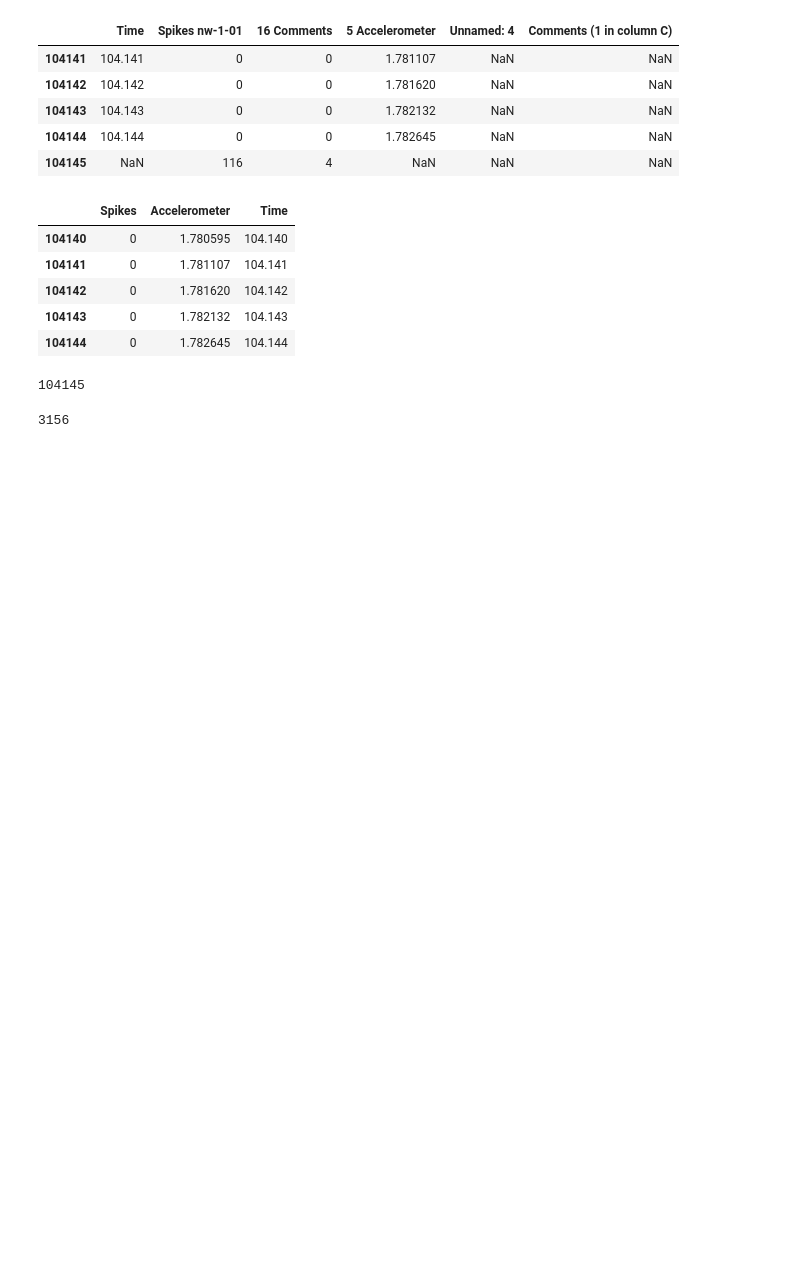
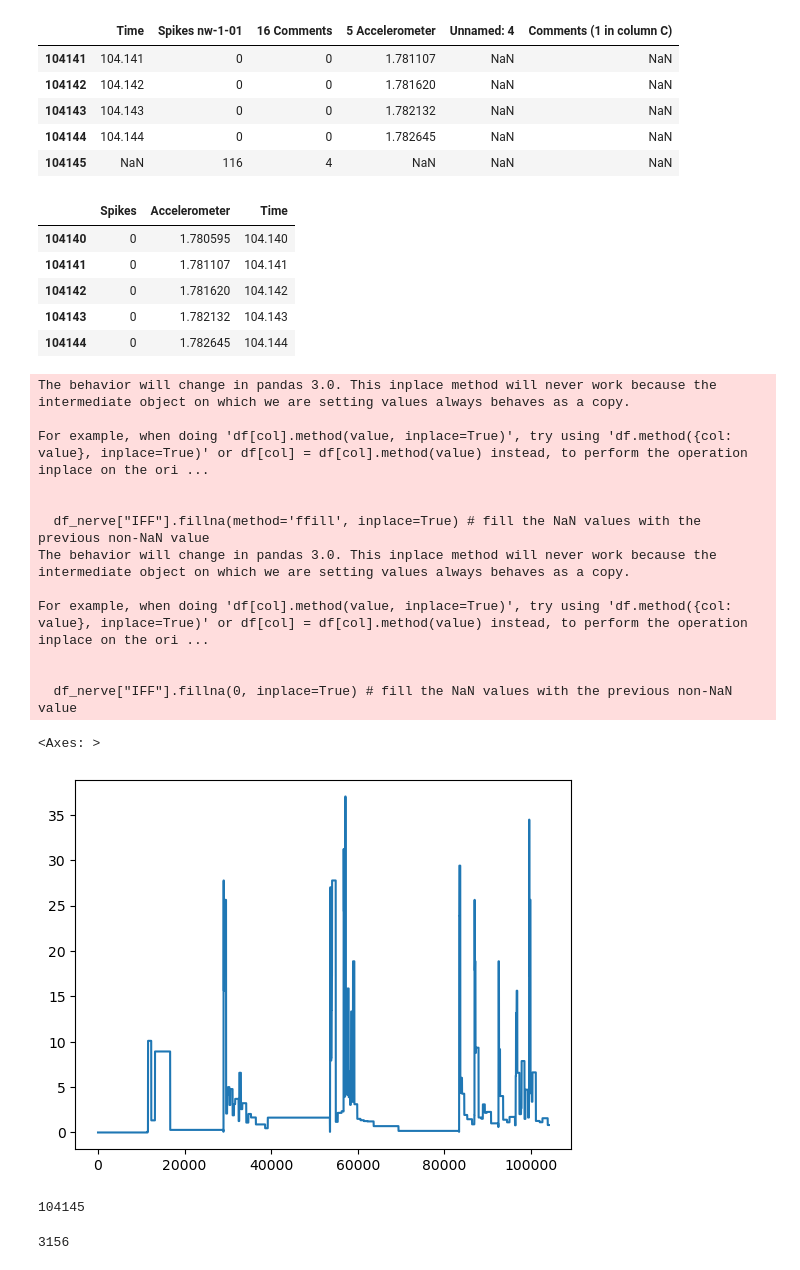
Before and after one commit to Periksvensson84/RF_mapping, a Jupyter notebook: RF_mapping/In_progress/test_gabriel.ipynb, the cells around one changed output. Cells and saved outputs as stored; diff of their text form; code cells hidden in the pictures; blank space fills up the shorter version.

```diff
--- a/RF_mapping/In_progress/test_gabriel.ipynb
+++ b/RF_mapping/In_progress/test_gabriel.ipynb
@@ -324,6 +356,38 @@ df_nerve.tail()
 | 104142 | 0 | 1.781620 | 104.142 |
 | 104143 | 0 | 1.782132 | 104.143 |
 | 104144 | 0 | 1.782645 | 104.144 |
+# %%
+# Create Instantaneous Frequency Firing (IFF), reciprocal to the length of neuron interspike time interval
+
+# 1 divided by the difference between the current time and last spike time
+spikes_loc = df_nerve[df_nerve["Spikes"] == 1].index
+spikes_loc
+
+df_nerve["IFF"] = np.nan
+
+for i in range(1, len(spikes_loc)):
+    diff = df_nerve.loc[spikes_loc[i], "Time"] - df_nerve.loc[spikes_loc[i - 1], "Time"] # calculate the difference between the current time and last spike time
+    df_nerve.loc[spikes_loc[i], "IFF"] = 1 / diff # calculate the reciprocal of the difference
+
+df_nerve["IFF"].fillna(method='ffill', inplace=True) # fill the NaN values with the previous non-NaN value
+df_nerve["IFF"].fillna(0, inplace=True) # fill the NaN values with the previous non-NaN value
+
+df_nerve["IFF"].plot()
+# %% [output]
+The behavior will change in pandas 3.0. This inplace method will never work because the intermediate object on which we are setting values always behaves as a copy.
+
+For example, when doing 'df[col].method(value, inplace=True)', try using 'df.method({col: value}, inplace=True)' or df[col] = df[col].method(value) instead, to perform the operation inplace on the ori ...
+
+
+  df_nerve["IFF"].fillna(method='ffill', inplace=True) # fill the NaN values with the previous non-NaN value
+The behavior will change in pandas 3.0. This inplace method will never work because the intermediate object on which we are setting values always behaves as a copy.
+
+For example, when doing 'df[col].method(value, inplace=True)', try using 'df.method({col: value}, inplace=True)' or df[col] = df[col].method(value) instead, to perform the operation inplace on the ori ...
+
+
+  df_nerve["IFF"].fillna(0, inplace=True) # fill the NaN values with the previous non-NaN value
+<Axes: >
+[figure, added]
 # %%
 import numpy as np
 import pandas as pd
```
Also changed, not shown: parts of 30 cells of this notebook, 1 other file.
